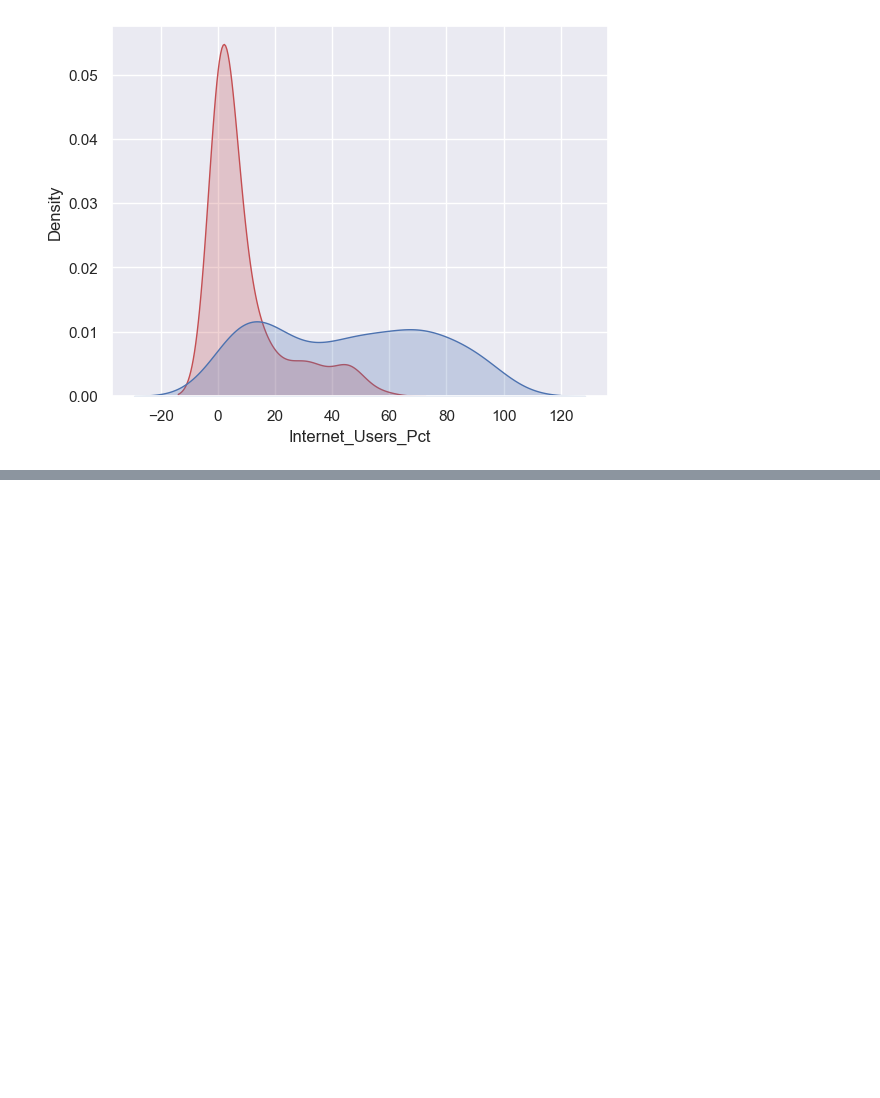
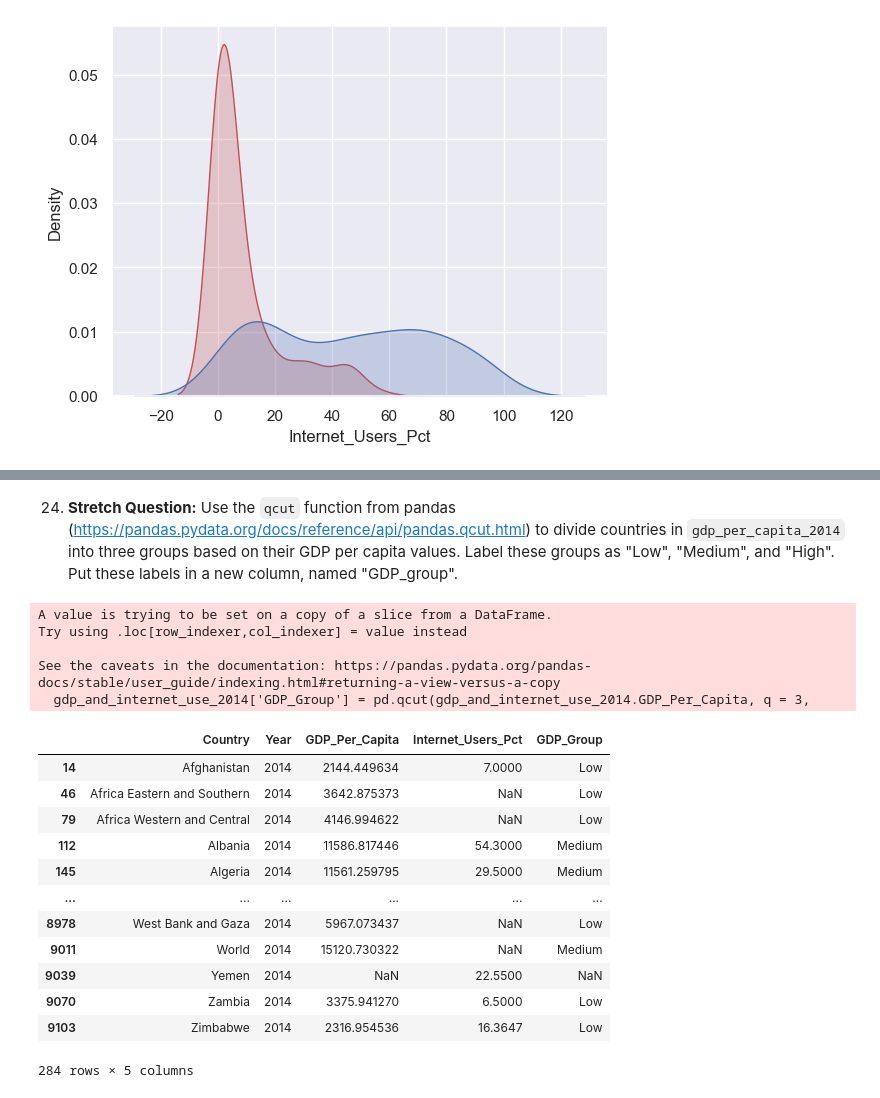
Before and after one commit to NSS-Full-Time-Data-Analytics-14/gdp-and-internet-usage-david423br, a Jupyter notebook: notebook/UN_Internet_GDP_DRuiz.ipynb, the cells around one changed output, grey strips where cells are left out. Cells and saved outputs as stored; diff of their text form; code cells hidden in the pictures; blank space fills up the shorter version.

```diff
--- a/notebook/UN_Internet_GDP_DRuiz.ipynb
+++ b/notebook/UN_Internet_GDP_DRuiz.ipynb
@@ -410,0 +593,25 @@ plt.show()
+# %% [markdown]
+24. **Stretch Question:** Use the `qcut` function from pandas (https://pandas.pydata.org/docs/reference/api/pandas.qcut.html) to divide countries in `gdp_per_capita_2014` into three groups based on their GDP per capita values. Label these groups as "Low", "Medium", and "High". Put these labels in a new column, named "GDP_group".
+# %%
+gdp_and_internet_use_2014['GDP_Group'] = pd.qcut(gdp_and_internet_use_2014.GDP_Per_Capita, q = 3,
+                                           labels = ['Low', 'Medium', 'High'])
+gdp_and_internet_use_2014
+# %% [output]
+A value is trying to be set on a copy of a slice from a DataFrame.
+Try using .loc[row_indexer,col_indexer] = value instead
+
+See the caveats in the documentation: https://pandas.pydata.org/pandas-docs/stable/user_guide/indexing.html#returning-a-view-versus-a-copy
+  gdp_and_internet_use_2014['GDP_Group'] = pd.qcut(gdp_and_internet_use_2014.GDP_Per_Capita, q = 3,
+|  | Country | Year | GDP_Per_Capita | Internet_Users_Pct | GDP_Group |
+| 14 | Afghanistan | 2014 | 2144.449634 | 7.0000 | Low |
+| 46 | Africa Eastern and Southern | 2014 | 3642.875373 | NaN | Low |
+| 79 | Africa Western and Central | 2014 | 4146.994622 | NaN | Low |
+| 112 | Albania | 2014 | 11586.817446 | 54.3000 | Medium |
+| 145 | Algeria | 2014 | 11561.259795 | 29.5000 | Medium |
+| ... | ... | ... | ... | ... | ... |
+| 8978 | West Bank and Gaza | 2014 | 5967.073437 | NaN | Low |
+| 9011 | World | 2014 | 15120.730322 | NaN | Medium |
+| 9039 | Yemen | 2014 | NaN | 22.5500 | NaN |
+| 9070 | Zambia | 2014 | 3375.941270 | 6.5000 | Low |
+| 9103 | Zimbabwe | 2014 | 2316.954536 | 16.3647 | Low |
+284 rows × 5 columns
```
Also changed, not shown: parts of 27 cells of this notebook.
